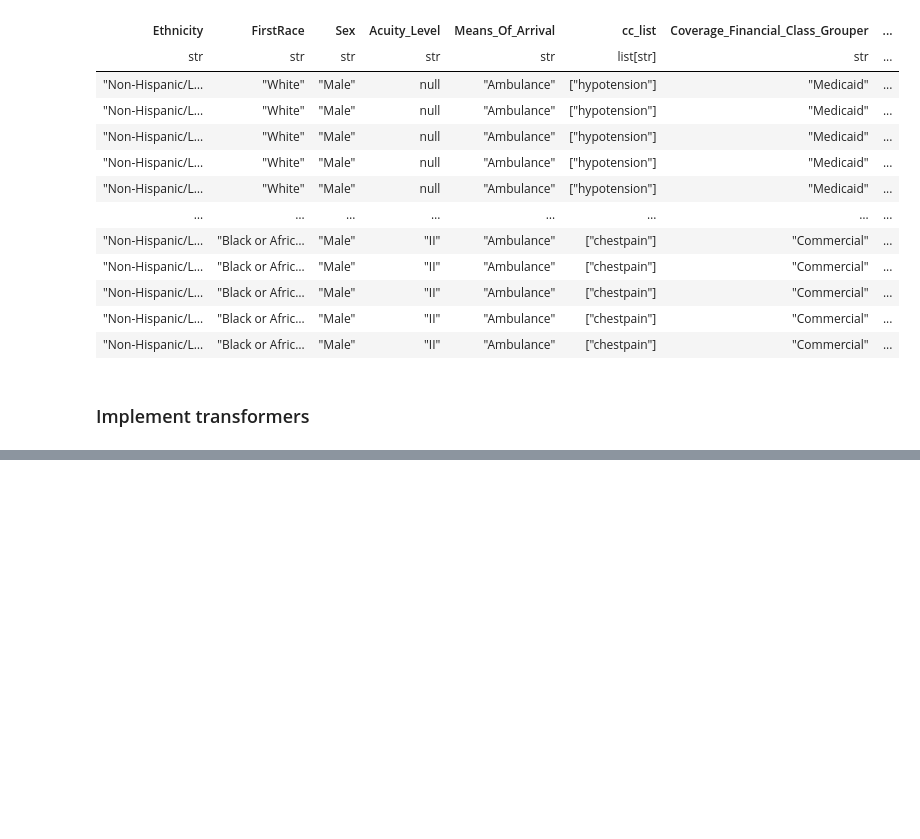
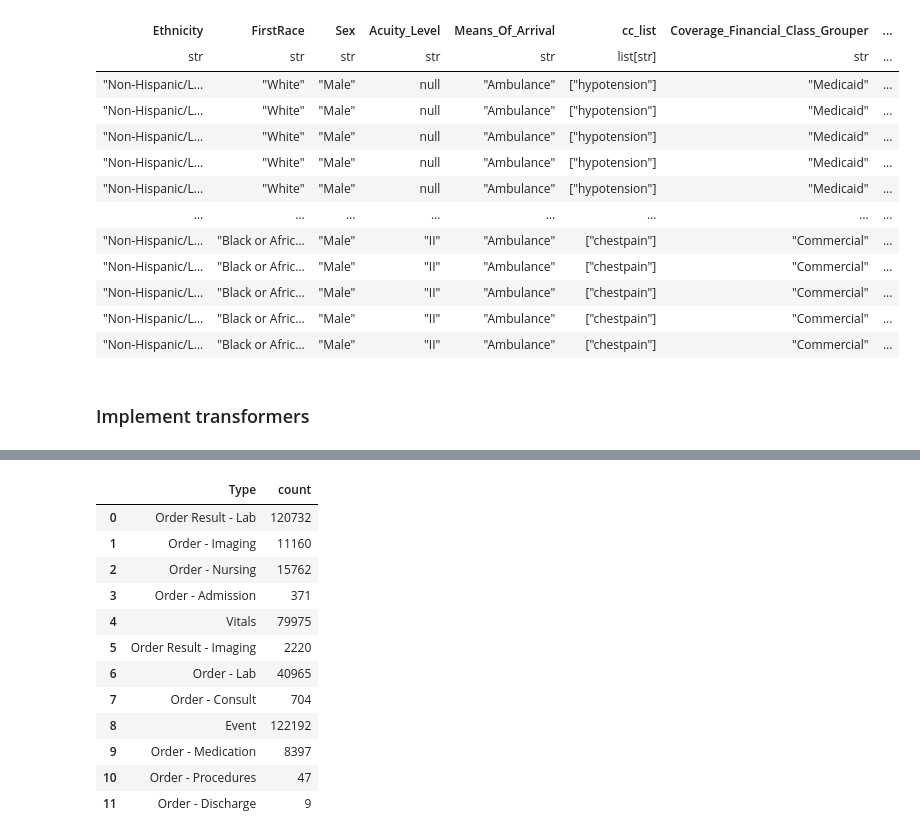
Before and after one commit to silk1100/ED-staticdynamic, a Jupyter notebook: notebooks/14-scratch_polars_processing.ipynb, the cells around one changed output, grey strips where cells are left out. Drawn from its saved outputs; the diff is of its cells as text; code cells hidden in the pictures; blank space fills up the shorter version.

```diff
--- a/notebooks/14-scratch_polars_processing.ipynb
+++ b/notebooks/14-scratch_polars_processing.ipynb
@@ -443,0 +626,16 @@ class CustomOneHotEncoding:
+# %%
+d.filter(pl.col("ED_Disposition")=="AMA")['Type'].value_counts().to_pandas()
+# %% [output]
+|  | Type | count |
+| 0 | Order Result - Lab | 120732 |
+| 1 | Order - Imaging | 11160 |
+| 2 | Order - Nursing | 15762 |
+| 3 | Order - Admission | 371 |
+| 4 | Vitals | 79975 |
+| 5 | Order Result - Imaging | 2220 |
+| 6 | Order - Lab | 40965 |
+| 7 | Order - Consult | 704 |
+| 8 | Event | 122192 |
+| 9 | Order - Medication | 8397 |
+| 10 | Order - Procedures | 47 |
+| 11 | Order - Discharge | 9 |
```
Also changed, not shown: parts of 28 cells of this notebook, 8 other files.
